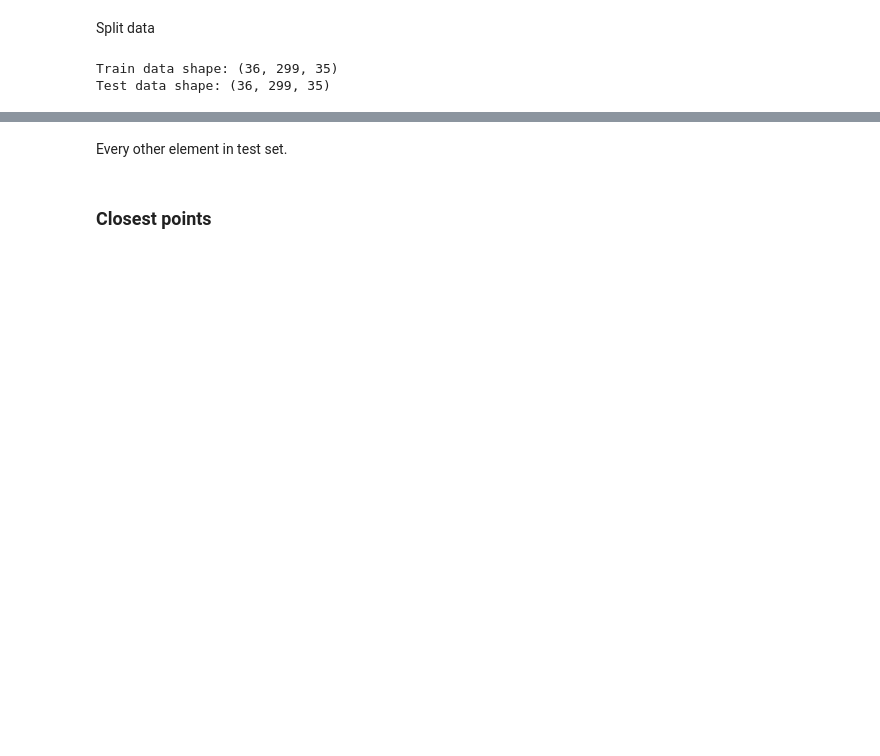
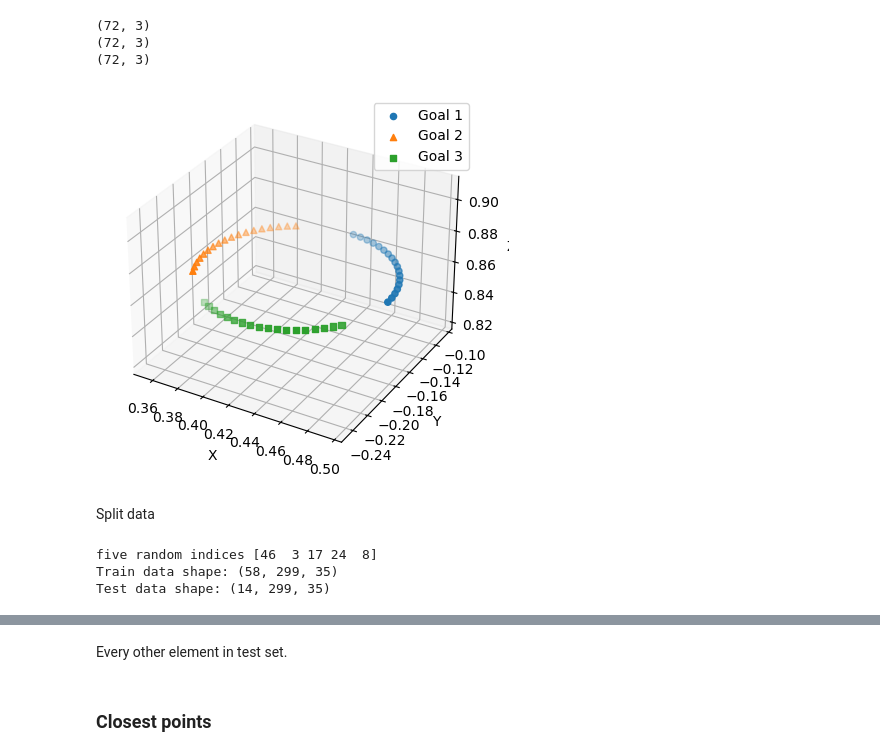
Before and after one commit to arash-mehrabi-z/dnfc-torobo, a Jupyter notebook: feedback_controller/fbc/neural_network/data.ipynb, the cells around one changed output, grey strips where cells are left out. Drawn from its saved outputs; the diff is of its cells as text; code cells hidden in the pictures; blank space fills up the shorter version.

```diff
--- a/feedback_controller/fbc/neural_network/data.ipynb
+++ b/feedback_controller/fbc/neural_network/data.ipynb
@@ -76,0 +86,14 @@ array([[[ 0.        ,  0.        ,  0.        ,  0.        ,
+# %%
+data1 = scarce_trajectories[:, 0, 15:18]
+print(data1.shape)
+data2 = scarce_trajectories[:, 0, 18:21]
+print(data2.shape)
+data3 = scarce_trajectories[:, 0, 21:24]
+print(data3.shape)
+
+visualize(data1, data2, data3, idx=18)
+# %% [output]
+(72, 3)
+(72, 3)
+(72, 3)
+[figure, added]
@@ -116,15 +141,16 @@ def save_file(array, path):
     with open(path, 'wb') as f:
         np.save(f, array)
 # %%
-# ratio = 0.5
-# train_data, test_data = split_data(trajectories, ratio)
+ratio = 0.8
+train_data, test_data = split_data_interp(trajectories, ratio)
 # train_data, test_data = split_data_portion(trajectories, ratio)
-train_data, test_data = split_data_even(trajectories)
+# train_data, test_data = split_data_even(trajectories)
 
 # Check the shapes
 print("Train data shape:", train_data.shape)
 print("Test data shape:", test_data.shape)
 # %% [output]
-Train data shape: (36, 299, 35)
-Test data shape: (36, 299, 35)
+five random indices [46  3 17 24  8]
+Train data shape: (58, 299, 35)
+Test data shape: (14, 299, 35)
 # %%
```
Also changed, not shown: parts of 19 cells of this notebook.
